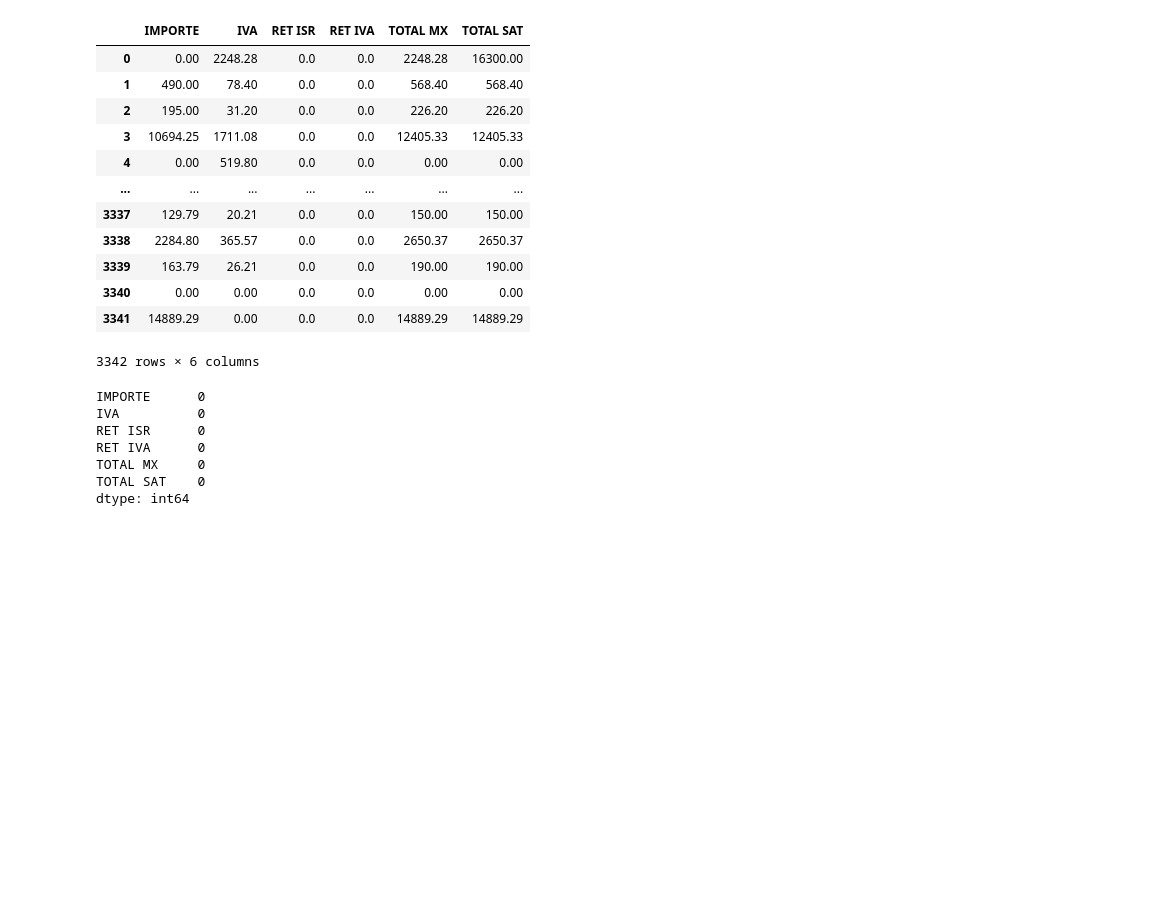
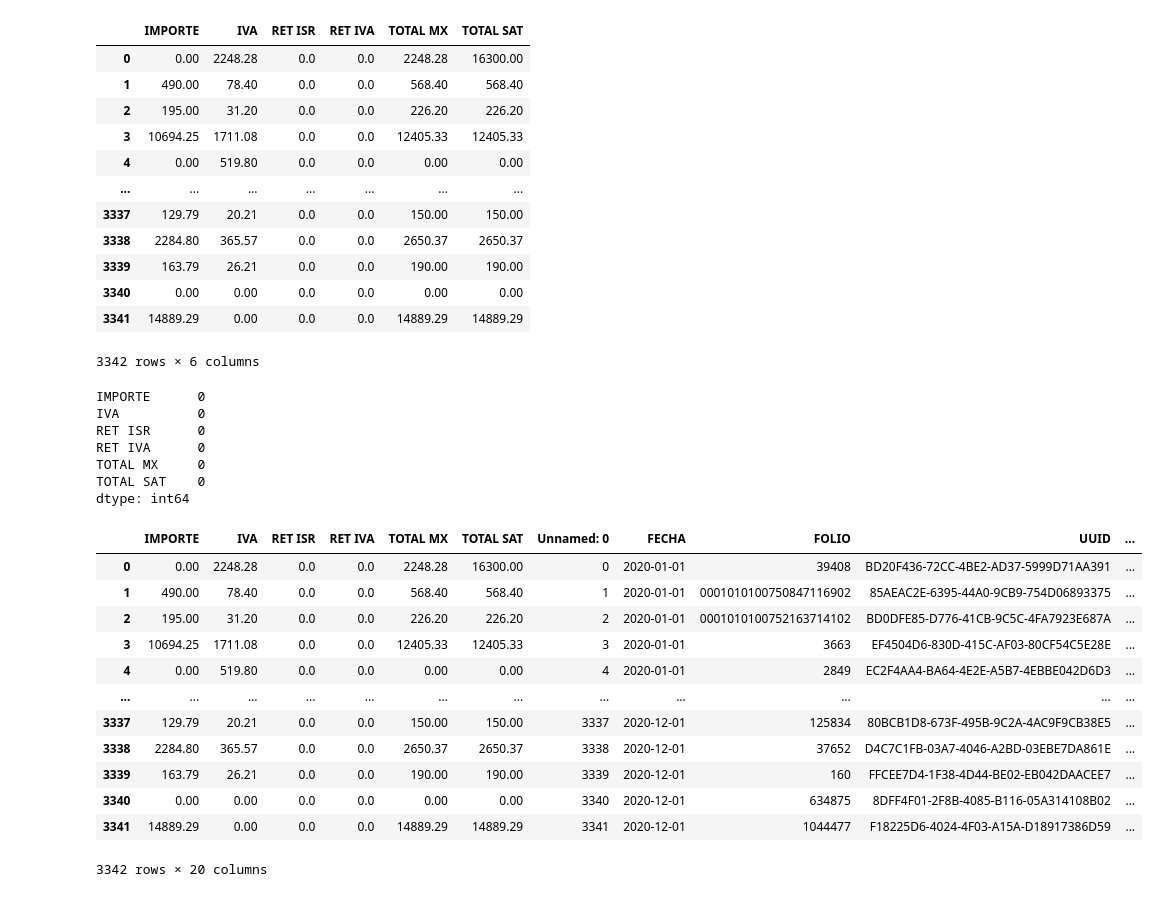
Before and after one commit to osvaldo-terrazas/VALOREES-ATIPICOS, a Jupyter notebook: GASTOS COSTOS 2020 CODIGO.ipynb, the cells around one changed output. Drawn from its saved outputs; the diff is of its cells as text; code cells hidden in the pictures; blank space fills up the shorter version.

```diff
--- a/GASTOS COSTOS 2020 CODIGO.ipynb
+++ b/GASTOS COSTOS 2020 CODIGO.ipynb
@@ -39,6 +39,8 @@ Data columns (total 20 columns):
  19  Columna1     3342 non-null   float64
 dtypes: float64(7), int64(1), object(12)
 memory usage: 522.3+ KB
+# %%
+columnas_cualitativas = datos_gastos_costos_2020[['Unnamed: 0', 'FECHA', 'FOLIO', 'UUID', 'RFC', 'PROVEEDOR', 'TIPO GASTO', 'GASTO', 'DESCRIPCION', 'TC', 'TIPO', 'STATUS', 'POLIZA', 'Columna1']]
 # %%
 #Eliminamos columnas innecesarias
 #Eliminamos columnas innecesarias
@@ -148,4 +150,21 @@ RET IVA      0
 TOTAL MX     0
 TOTAL SAT    0
 dtype: int64
+# %%
+gastos_costos_2020_final = pd.concat([gastos_costos_2020_limpioo, columnas_cualitativas], axis=1)
+gastos_costos_2020_final
+# %% [output]
+|  | IMPORTE | IVA | RET ISR | RET IVA | TOTAL MX | TOTAL SAT | Unnamed: 0 | FECHA | FOLIO | UUID | ... |
+| 0 | 0.00 | 2248.28 | 0.0 | 0.0 | 2248.28 | 16300.00 | 0 | 2020-01-01 | 39408 | BD20F436-72CC-4BE2-AD37-5999D71AA391 | ... |
+| 1 | 490.00 | 78.40 | 0.0 | 0.0 | 568.40 | 568.40 | 1 | 2020-01-01 | 0001010100750847116902 | 85AEAC2E-6395-44A0-9CB9-754D06893375 | ... |
+| 2 | 195.00 | 31.20 | 0.0 | 0.0 | 226.20 | 226.20 | 2 | 2020-01-01 | 0001010100752163714102 | BD0DFE85-D776-41CB-9C5C-4FA7923E687A | ... |
+| 3 | 10694.25 | 1711.08 | 0.0 | 0.0 | 12405.33 | 12405.33 | 3 | 2020-01-01 | 3663 | EF4504D6-830D-415C-AF03-80CF54C5E28E | ... |
+| 4 | 0.00 | 519.80 | 0.0 | 0.0 | 0.00 | 0.00 | 4 | 2020-01-01 | 2849 | EC2F4AA4-BA64-4E2E-A5B7-4EBBE042D6D3 | ... |
+| ... | ... | ... | ... | ... | ... | ... | ... | ... | ... | ... | ... |
+| 3337 | 129.79 | 20.21 | 0.0 | 0.0 | 150.00 | 150.00 | 3337 | 2020-12-01 | 125834 | 80BCB1D8-673F-495B-9C2A-4AC9F9CB38E5 | ... |
+| 3338 | 2284.80 | 365.57 | 0.0 | 0.0 | 2650.37 | 2650.37 | 3338 | 2020-12-01 | 37652 | D4C7C1FB-03A7-4046-A2BD-03EBE7DA861E | ... |
+| 3339 | 163.79 | 26.21 | 0.0 | 0.0 | 190.00 | 190.00 | 3339 | 2020-12-01 | 160 | FFCEE7D4-1F38-4D44-BE02-EB042DAACEE7 | ... |
+| 3340 | 0.00 | 0.00 | 0.0 | 0.0 | 0.00 | 0.00 | 3340 | 2020-12-01 | 634875 | 8DFF4F01-2F8B-4085-B116-05A314108B02 | ... |
+| 3341 | 14889.29 | 0.00 | 0.0 | 0.0 | 14889.29 | 14889.29 | 3341 | 2020-12-01 | 1044477 | F18225D6-4024-4F03-A15A-D18917386D59 | ... |
+3342 rows × 20 columns
 # %%
```
Also changed, not shown: parts of 1 cell of this notebook, 4 other files.
